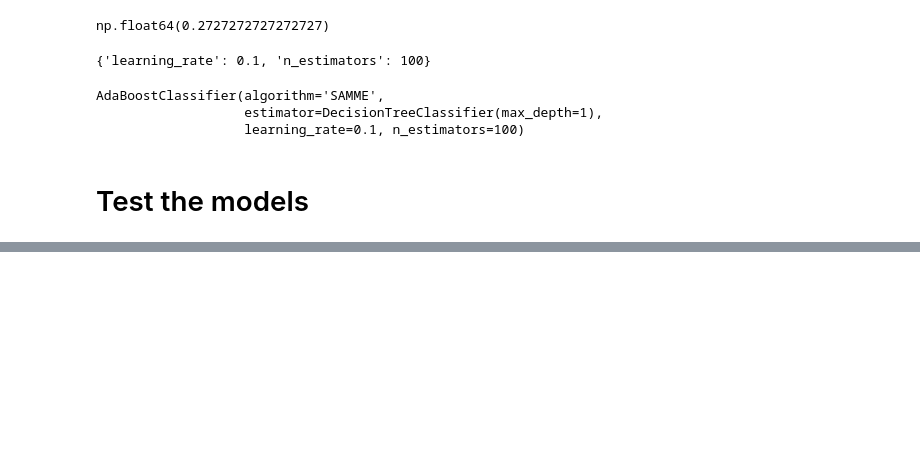
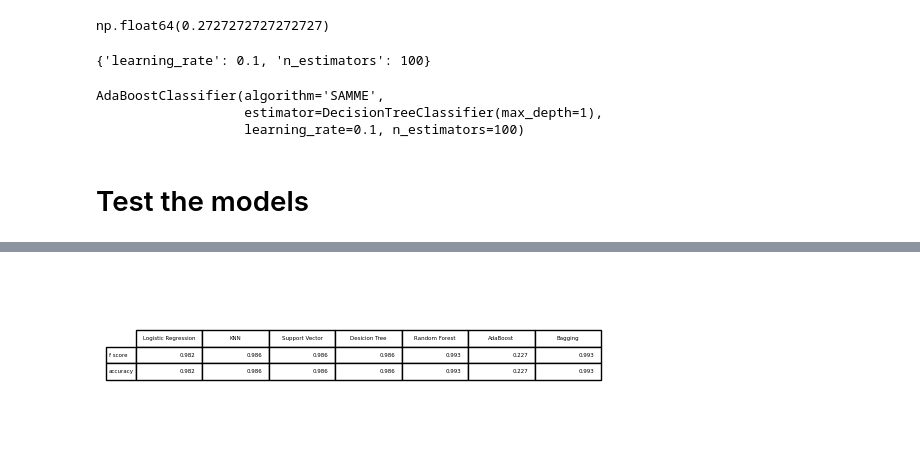
Before and after one commit to galois1915/IBM-Machine-Learning, a Jupyter notebook: Supervised-Classification/project/train-models.ipynb, the cells around one changed output, grey strips where cells are left out. Saved outputs shown, nothing was run; the diff lists cells and outputs as text; code cells hidden in the pictures; blank space fills up the shorter version.

```diff
--- a/Supervised-Classification/project/train-models.ipynb
+++ b/Supervised-Classification/project/train-models.ipynb
@@ -512,0 +468,10 @@ plt.show()
+# %%
+model_files = {
+    "model_lr.pkl": "Logistic Regression",
+    "model_knn.pkl": "KNN",
+    "model_SVC.pkl": "Support Vector",
+    "model_tree.pkl": "Desicion Tree",
+    "model_rf.pkl": "Random Forest",
+    "model_AB_boost.pkl": "AdaBoost",
+    "model_bagging_DT.pkl":"Bagging"
+}
@@ -512,0 +513,12 @@ plt.show()
+# %%
+metrics = pd.DataFrame(data=[f_scores, accuracies], index=["f score", "accuracy"], columns=model_files.values())
+fig, ax = plt.subplots(figsize=(6, 2))  # Set the figure size
+ax.axis('off')  # Turn off the axis
+
+# Create the table and add it to the plot
+pd.plotting.table(ax, metrics, loc='center')
+
+# Save the figure as an image
+plt.savefig('dataframe_image.png', bbox_inches='tight', dpi=300)
+# %% [output]
+[figure, added]
```
Also changed, not shown: parts of 11 cells of this notebook, 26 other files.
